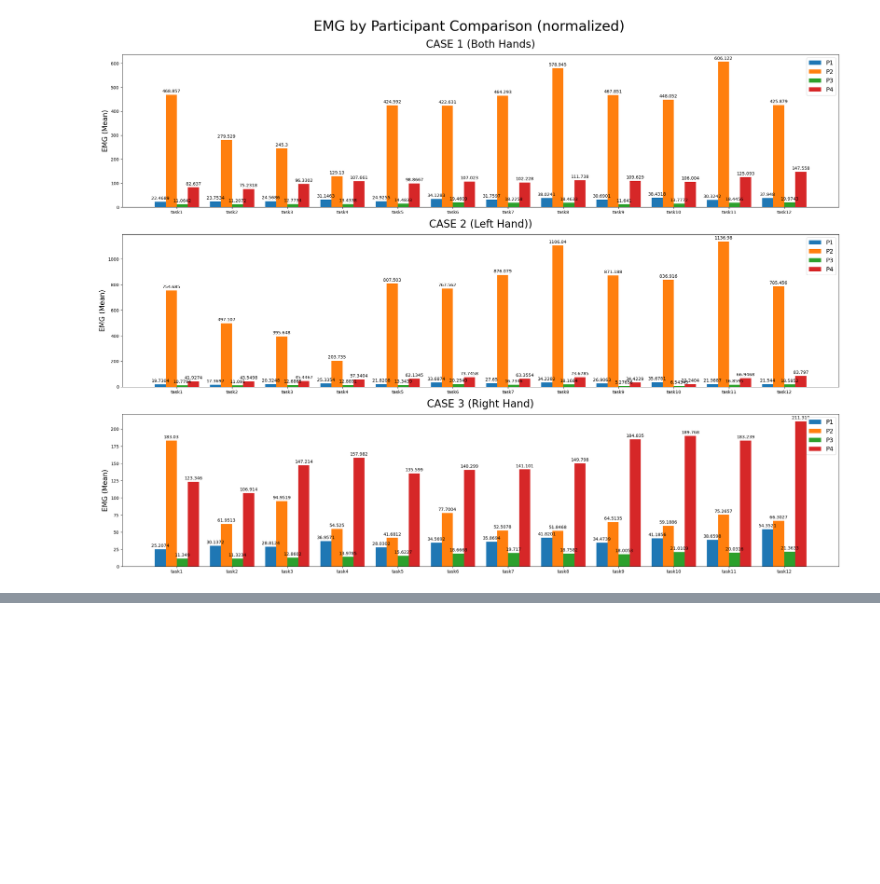
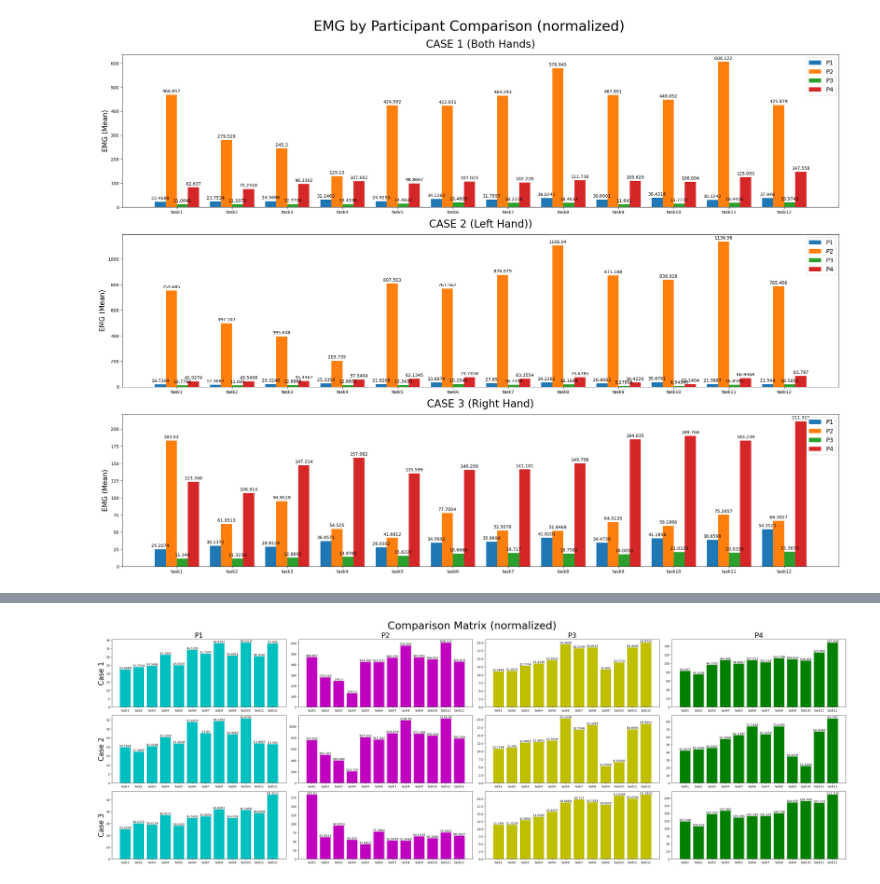
Before and after one commit to wnetzel/Pilot-Study, a Jupyter notebook: Notebooks/EMG.ipynb, the cells around one changed output, grey strips where cells are left out. Saved outputs shown, nothing was run; the diff lists cells and outputs as text; code cells hidden in the pictures; blank space fills up the shorter version.

Commit message:
EMG matrix fix

```diff
--- a/Notebooks/EMG.ipynb
+++ b/Notebooks/EMG.ipynb
@@ -883,0 +839,55 @@ plt.show()
+# %%
+fig, axs = plt.subplots(3, 4, figsize=(36, 12), sharey=False)
+fig.suptitle('Comparison Matrix (normalized)', fontsize=36)
+
+# Case 1
+rects1 = axs[0,0].bar(labels, emg_case1_plot[0], color='c')
+rects2 = axs[0,1].bar(labels, emg_case1_plot[1], color='m')
+rects3 = axs[0,2].bar(labels, emg_case1_plot[2], color='y')
+rects4 = axs[0,3].bar(labels, emg_case1_plot[3], color='g')
+
+# Case 3
+rects5 = axs[1,0].bar(labels, emg_case2_plot[0], color='c')
+rects6 = axs[1,1].bar(labels, emg_case2_plot[1], color='m')
+rects7 = axs[1,2].bar(labels, emg_case2_plot[2], color='y')
+rects8 = axs[1,3].bar(labels, emg_case2_plot[3], color='g')
+
+# Case 3
+rects9 = axs[2,0].bar(labels, emg_case3_plot[0], color='c')
+rects10 = axs[2,1].bar(labels, emg_case3_plot[1], color='m')
+rects11 = axs[2,2].bar(labels, emg_case3_plot[2], color='y')
+rects12 = axs[2,3].bar(labels, emg_case3_plot[3], color='g')
+
+# Column Titles (Participants)
+axs[0,0].set_title('P1', fontsize=24)
+axs[0,1].set_title('P2', fontsize=24)
+axs[0,2].set_title('P3', fontsize=24)
+axs[0,3].set_title('P4', fontsize=24)
+
+# Row Titles (Cases)
+axs[0,0].set_ylabel('Case 1', fontsize=24)
+axs[1,0].set_ylabel('Case 2', fontsize=24)
+axs[2,0].set_ylabel('Case 3', fontsize=24)
+
+# Bar labels (EMG mean value)
+axs[0,0].bar_label(rects1)
+axs[0,1].bar_label(rects2)
+axs[0,2].bar_label(rects3)
+axs[0,3].bar_label(rects4)
+
+axs[1,0].bar_label(rects5)
+axs[1,1].bar_label(rects6)
+axs[1,2].bar_label(rects7)
+axs[1,3].bar_label(rects8)
+
+axs[2,0].bar_label(rects9)
+axs[2,1].bar_label(rects10)
+axs[2,2].bar_label(rects11)
+axs[2,3].bar_label(rects12)
+
+# Exporting & Plotting
+fig.tight_layout()
+plt.savefig('./plots/emg_comparison_matrix_norm.pdf')
+plt.show()
+# %% [output]
+[figure, added]
```
Also changed, not shown: parts of 27 cells of this notebook, 1 other file.
